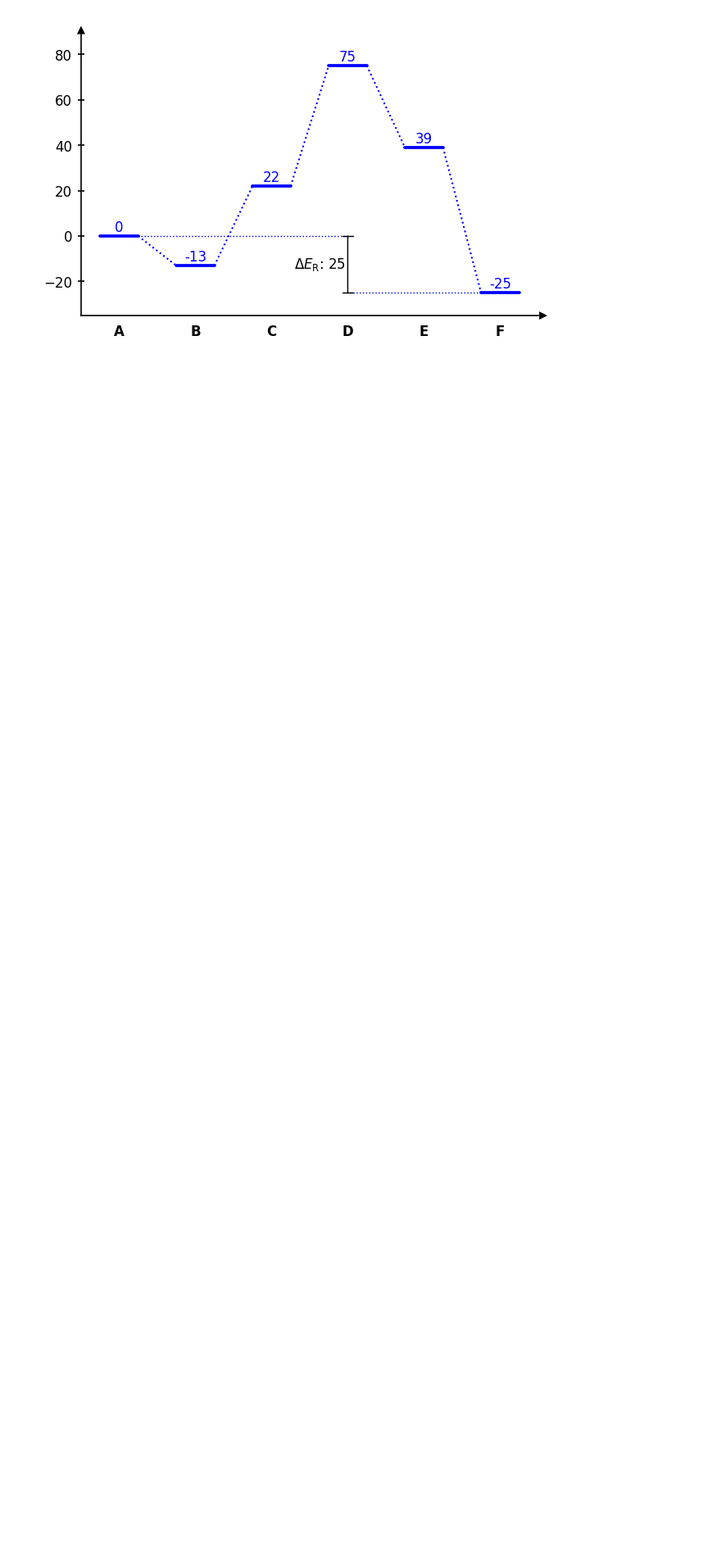
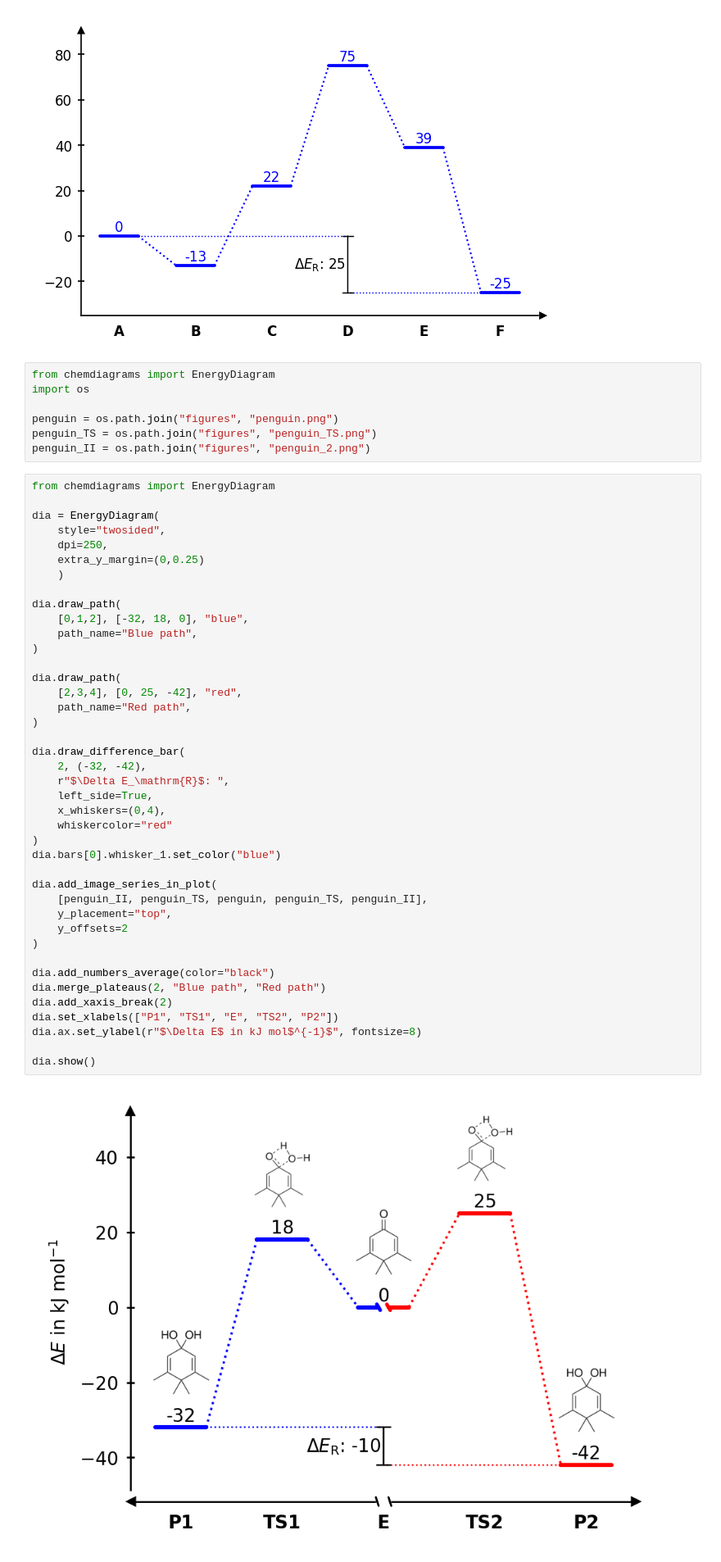
Before and after one commit to Tonner-Zech-Group/chem-diagrams, a Jupyter notebook: examples/test_use.ipynb, the cells around one changed output. Shown at 82% size. Saved outputs shown, nothing was run; the diff lists cells and outputs as text; blank space fills up the shorter version.

```diff
--- a/examples/test_use.ipynb
+++ b/examples/test_use.ipynb
@@ -436,3 +435,53 @@ dia.fig.savefig(os.path.join("..","docs","img","example_diffbar.png"),format="pn
 dia.show()
 # %% [output]
 [figure]
+# %%
+from chemdiagrams import EnergyDiagram
+import os
+
+penguin = os.path.join("figures", "penguin.png")
+penguin_TS = os.path.join("figures", "penguin_TS.png")
+penguin_II = os.path.join("figures", "penguin_2.png")
+# %%
+from chemdiagrams import EnergyDiagram
+
+dia = EnergyDiagram(
+    style="twosided",
+    dpi=250,
+    extra_y_margin=(0,0.25)
+    )
+
+dia.draw_path(
+    [0,1,2], [-32, 18, 0], "blue",
+    path_name="Blue path",
+)
+
+dia.draw_path(
+    [2,3,4], [0, 25, -42], "red",
+    path_name="Red path",
+)
+
+dia.draw_difference_bar(
+    2, (-32, -42),
+    r"$\Delta E_\mathrm{R}$: ",
+    left_side=True,
+    x_whiskers=(0,4),
+    whiskercolor="red"
+)
+dia.bars[0].whisker_1.set_color("blue")
+
+dia.add_image_series_in_plot(
+    [penguin_II, penguin_TS, penguin, penguin_TS, penguin_II],
+    y_placement="top",
+    y_offsets=2
+)
+
+dia.add_numbers_average(color="black")
+dia.merge_plateaus(2, "Blue path", "Red path")
+dia.add_xaxis_break(2)
+dia.set_xlabels(["P1", "TS1", "E", "TS2", "P2"])
+dia.ax.set_ylabel(r"$\Delta E$ in kJ mol$^{-1}$", fontsize=8)
+
+dia.show()
+# %% [output]
+[figure, added]
```
Also changed, not shown: parts of 1 cell of this notebook, 19 other files.
